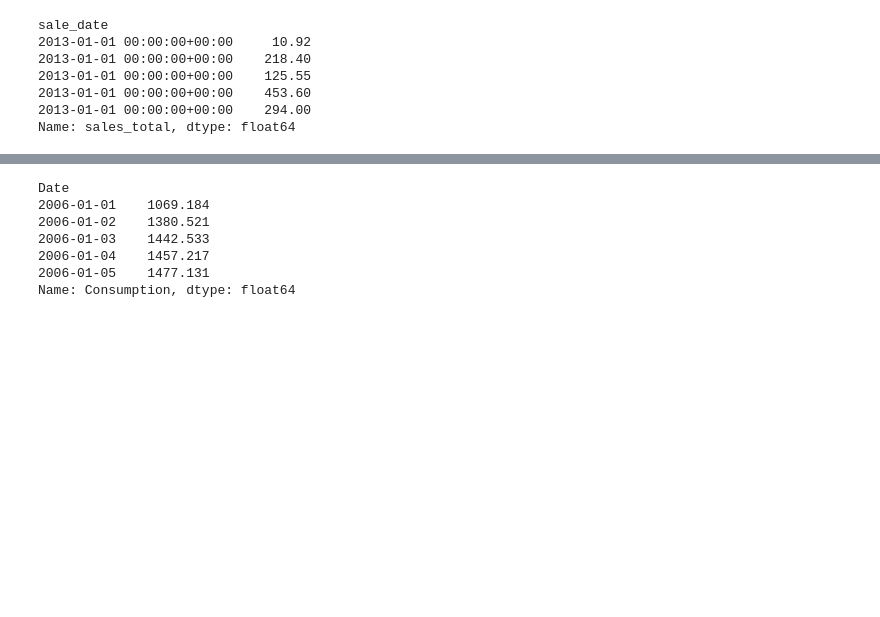
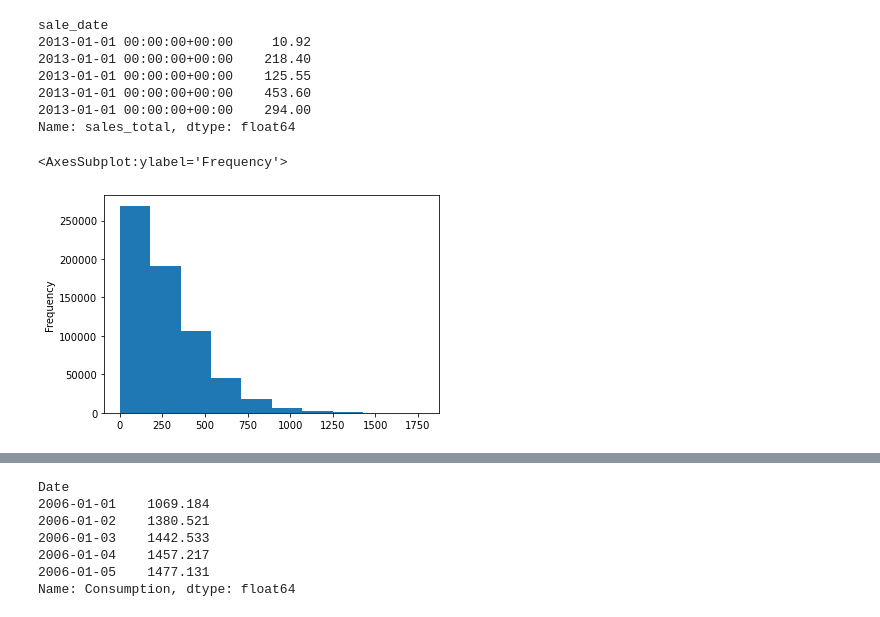
Before and after one commit to nicholas-dougherty/time-series-exercises, a Jupyter notebook: explore.ipynb, the cells around one changed output, grey strips where cells are left out. Saved outputs shown, nothing was run; the diff lists cells and outputs as text; code cells hidden in the pictures; blank space fills up the shorter version.

```diff
--- a/explore.ipynb
+++ b/explore.ipynb
@@ -15,6 +15,11 @@ warnings.filterwarnings("ignore")
 
 import acquire as get
 import prepare as prep
+
+# plotting defaults
+plt.rc('figure', figsize=(13, 7))
+plt.style.use('seaborn-whitegrid')
+plt.rc('font', size=16)
 # %% [markdown]
 Do your work for this exercise in a notebook named explore. Use the techniques in the lesson to explore the store item demand dataset and the opsd dataset.
 
@@ -121,3 +126,8 @@ sale_date
 2013-01-01 00:00:00+00:00    453.60
 2013-01-01 00:00:00+00:00    294.00
 Name: sales_total, dtype: float64
+# %%
+y1.plot.hist()
+# %% [output]
+<AxesSubplot:ylabel='Frequency'>
+[figure, added]
```
Also changed, not shown: parts of 28 cells of this notebook.
